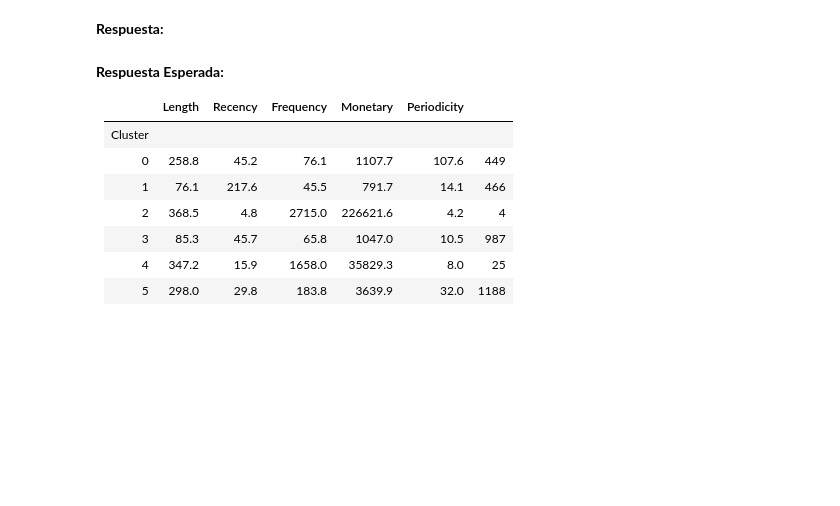
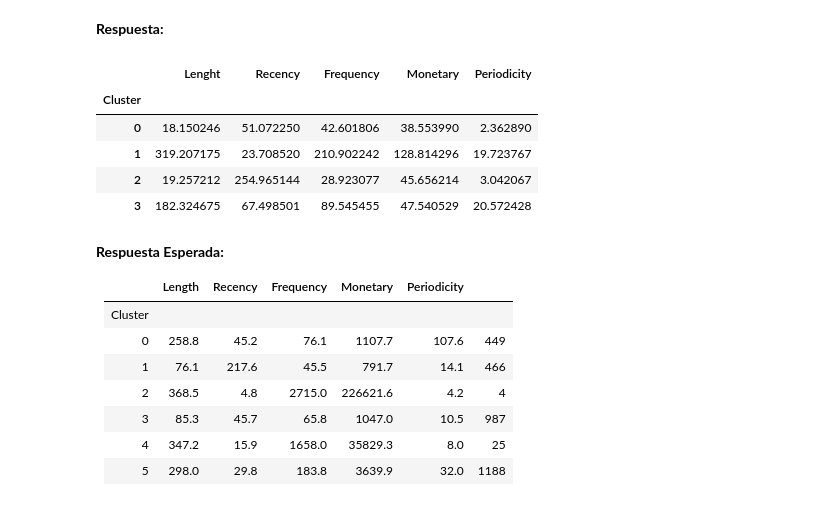
Before and after one commit to JoseSaffie/MDS7202-1-Primavera-2023, a Jupyter notebook: Laboratorios/Lab 7/Lab_07/Laboratorio7_Enunciado.ipynb, the cells around one changed output. Cells and saved outputs as stored; diff of their text form; code cells hidden in the pictures; blank space fills up the shorter version.

```diff
--- a/Laboratorios/Lab 7/Lab_07/Laboratorio7_Enunciado.ipynb
+++ b/Laboratorios/Lab 7/Lab_07/Laboratorio7_Enunciado.ipynb
@@ -399,6 +439,37 @@ En base a la elección de k realizada en la sección anterior, utilice este valo
 Una vez ajustado los datos, genere una tabla con los promedios (o medianas) para cada uno de los atributos, agrupando estos por el clúster que pertenecen. ¿Es posible observar agrupaciones coherentes?, ¿Qué tipo de clientes posee el retail?, Justifique su respuesta y no decepcione a Mr. Lepin.
 # %% [markdown]
 **Respuesta:**
+# %%
+# Utilizar el valor de k escogido
+k = 4
+
+# Definir el pipeline con el número óptimo de clusters
+kmeans_pipeline = Pipeline([
+    ('preprocessor', preprocessor),
+    ('kmeans', KMeans(n_clusters=k, random_state=42))
+])
+
+# Entrenar el modelo K-means
+kmeans_pipeline.fit(df_features)
+
+# Obtener las etiquetas de los clusters para cada muestra en el DataFrame
+cluster_labels = kmeans_pipeline.predict(df_features)
+
+# Crear una nueva columna en el DataFrame original para las etiquetas de los clusters
+df_features['Cluster'] = cluster_labels
+
+# Calcular los promedios por cluster para cada atributo
+cluster_means = df_features.groupby('Cluster').agg('mean')
+
+# Imprimir los promedios por cluster
+cluster_means
+# %% [output]
+|  | Lenght | Recency | Frequency | Monetary | Periodicity |
+| Cluster |  |  |  |  |  |
+| 0 | 18.150246 | 51.072250 | 42.601806 | 38.553990 | 2.362890 |
+| 1 | 319.207175 | 23.708520 | 210.902242 | 128.814296 | 19.723767 |
+| 2 | 19.257212 | 254.965144 | 28.923077 | 45.656214 | 3.042067 |
+| 3 | 182.324675 | 67.498501 | 89.545455 | 47.540529 | 20.572428 |
 # %% [markdown]
 **Respuesta Esperada:**
 
```
Also changed, not shown: parts of 2 cells of this notebook.
